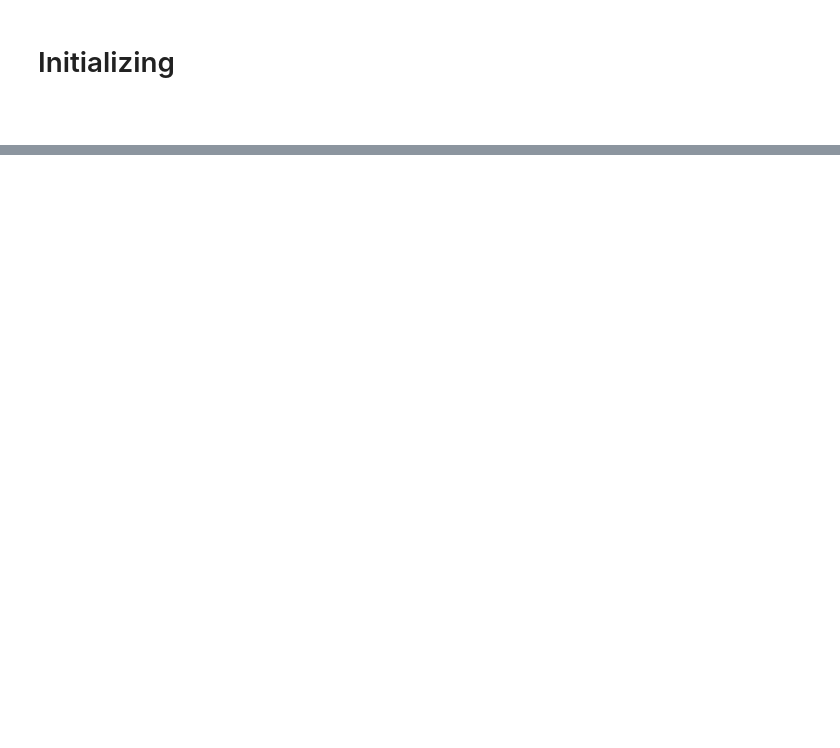
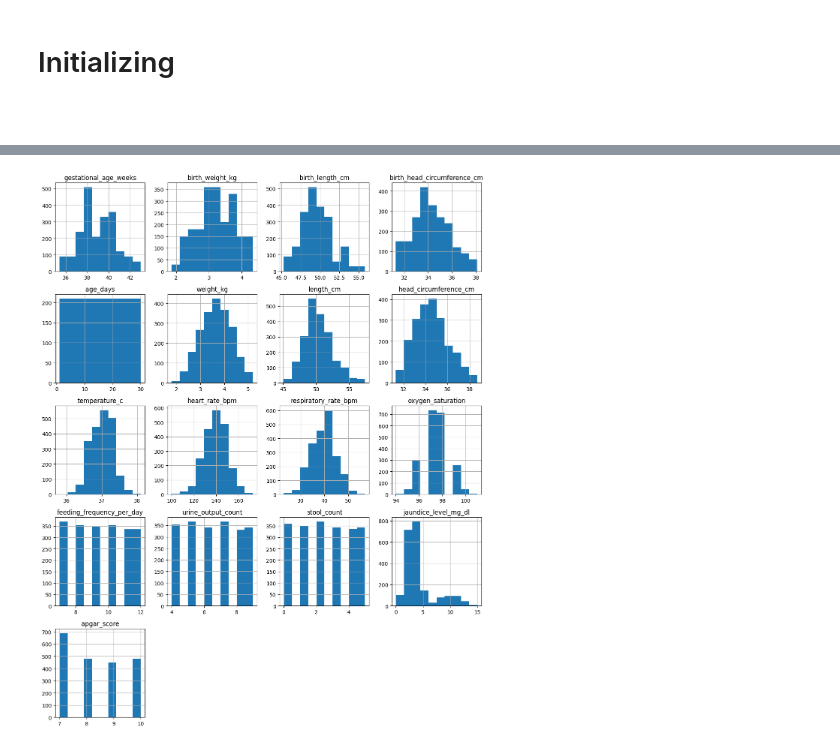
Before and after one commit to BSDSBA-JF/ML-II-Labs, a Jupyter notebook: 02/02-lab-materials/2_improve_model/05_modelling.ipynb, the cells around one changed output, grey strips where cells are left out. Cells and saved outputs as stored; diff of their text form; code cells hidden in the pictures; blank space fills up the shorter version.

```diff
--- a/02/02-lab-materials/2_improve_model/05_modelling.ipynb
+++ b/02/02-lab-materials/2_improve_model/05_modelling.ipynb
@@ -471,0 +57,8 @@ display(results)
+# %%
+historical_df = pd.read_csv("../data/historical.csv")
+historical_df['apgar_score'] = historical_df['apgar_score'].ffill()
+historical_df.head()
+
+# Set up the data and the target
+X = historical_df.iloc[:, :-1]
+y = historical_df.iloc[:, -1]
@@ -471,0 +148,5 @@ display(results)
+# %%
+historical_df.hist(figsize=(12, 15))
+plt.tight_layout()
+# %% [output]
+[figure, added]
```
Also changed, not shown: parts of 26 cells of this notebook, 4 other files.
